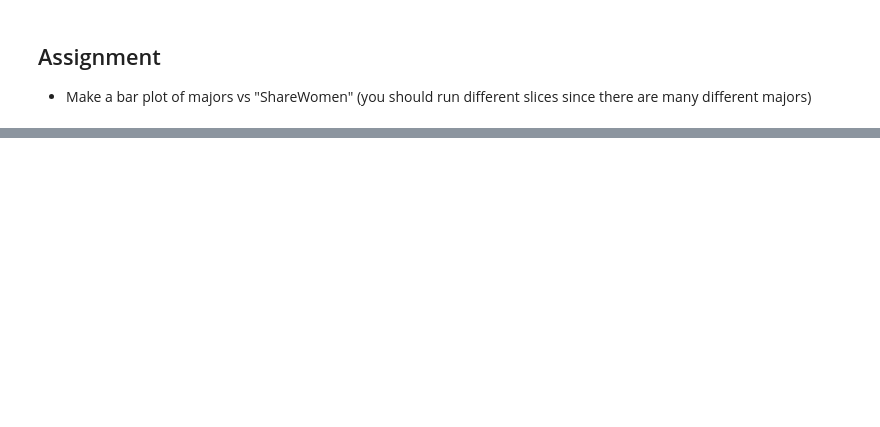
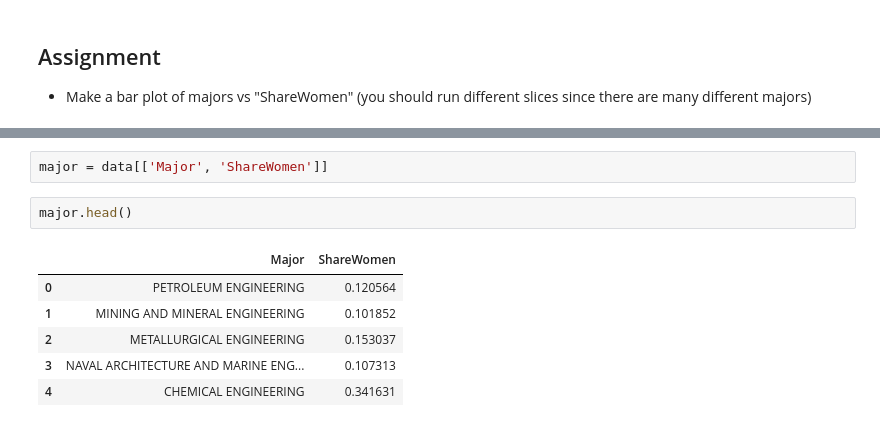
Before and after one commit to mudspringhiker/foundations, a Jupyter notebook: 07_Python_Data_Analysis/college_majors/college.ipynb, the cells around one changed output, grey strips where cells are left out. Saved outputs shown, nothing was run; the diff lists cells and outputs as text; blank space fills up the shorter version.

```diff
--- a/07_Python_Data_Analysis/college_majors/college.ipynb
+++ b/07_Python_Data_Analysis/college_majors/college.ipynb
@@ -163,0 +202,11 @@ for item in ['Sample_size', 'Men', 'Women', 'Employed', 'Full_time', 'Unemployme
+# %%
+major = data[['Major', 'ShareWomen']]
+# %%
+major.head()
+# %% [output]
+|  | Major | ShareWomen |
+| 0 | PETROLEUM ENGINEERING | 0.120564 |
+| 1 | MINING AND MINERAL ENGINEERING | 0.101852 |
+| 2 | METALLURGICAL ENGINEERING | 0.153037 |
+| 3 | NAVAL ARCHITECTURE AND MARINE ENG... | 0.107313 |
+| 4 | CHEMICAL ENGINEERING | 0.341631 |
```
Also changed, not shown: parts of 5 cells of this notebook.
